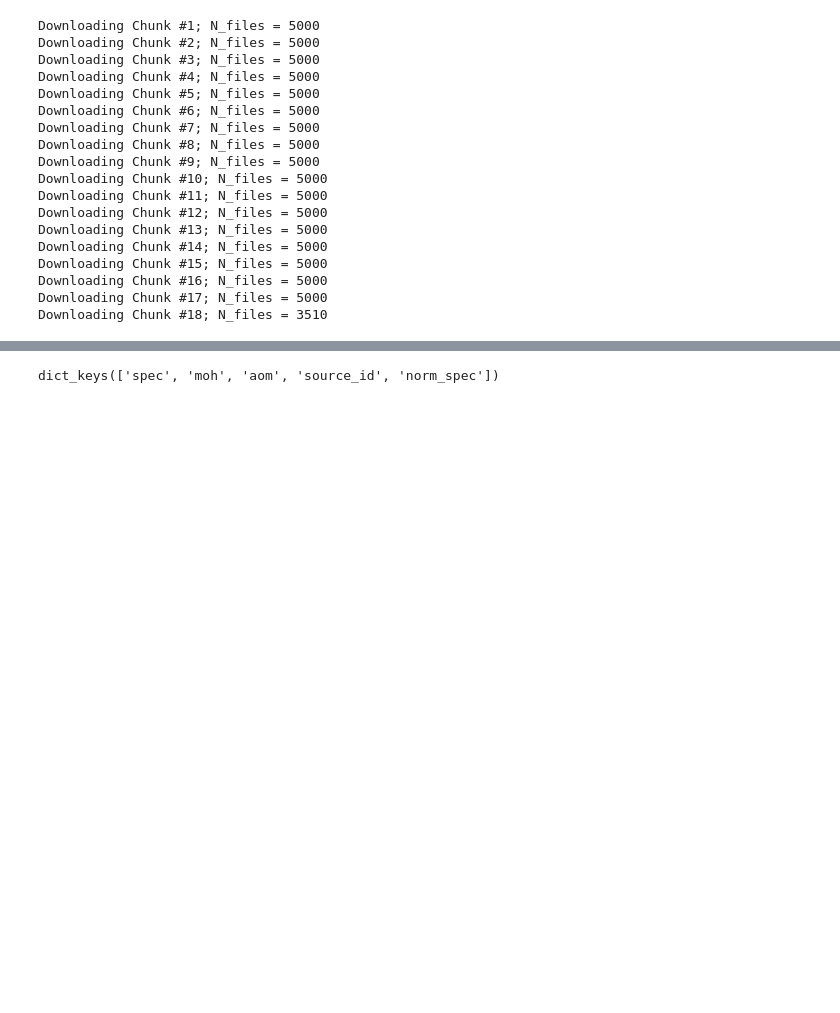
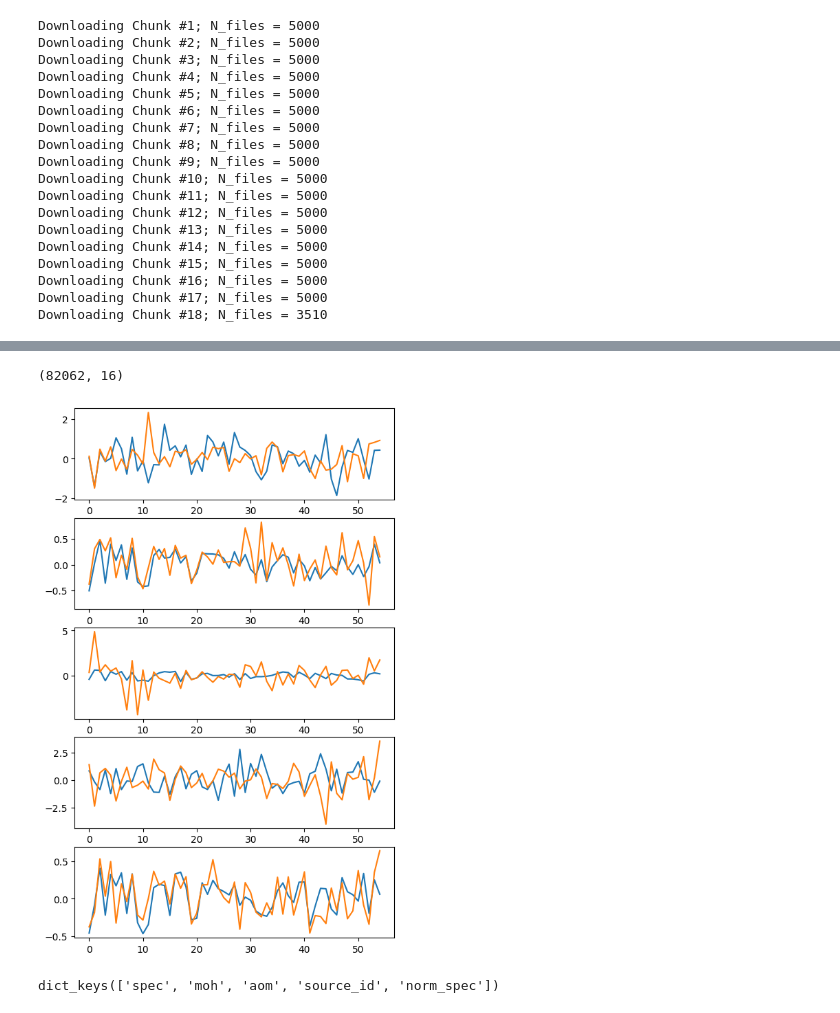
Before and after one commit to jiadonglee/aspgap, a Jupyter notebook: docs/gaiaXP.ipynb, the cells around one changed output, grey strips where cells are left out. Drawn from its saved outputs; the diff is of its cells as text; code cells hidden in the pictures; blank space fills up the shorter version.

```diff
--- a/docs/gaiaXP.ipynb
+++ b/docs/gaiaXP.ipynb
@@ -117,4 +117,5 @@ Downloading Chunk #17; N_files = 5000
 Downloading Chunk #18; N_files = 3510
 # %%
 product_list_tb  = [item for sublist in datalink_all for item in sublist[dl_key]]
-product_list_ids = [item.get_field_by_id("source_id").value for sublist in datalink_all for item in sublist[dl_key]]
+# product_list_ids = [item.get_field_by_id("source_id") for sublist in datalink_all for item in sublist[dl_key]]
+product_list_ids = [sid for sublist in datalink_all for item in sublist[dl_key] for sid in item.array["source_id"].data]
@@ -120,0 +154,9 @@ product_list_ids = [item.get_field_by_id("source_id").value for sublist in datal
+# %%
+import pandas as pd
+
+df_xpcontinous = pd.DataFrame({'source_id':product_list_ids})
+
+df_xpcontinous = df_xpcontinous.merge(df_raw[['GAIAEDR3_SOURCE_ID', 'J', 'J_ERR', 'H', 'H_ERR', 'K', 'K_ERR', 'TEFF',
+       'TEFF_ERR', 'LOGG', 'LOGG_ERR', 'M_H', 'M_H_ERR', 'ALPHA_M',
+       'ALPHA_M_ERR']], left_on='source_id', right_on='GAIAEDR3_SOURCE_ID', how='left')
+print(df_xpcontinous.shape)
@@ -120,0 +174,36 @@ product_list_ids = [item.get_field_by_id("source_id").value for sublist in datal
+# %%
+mask = (df_xpcontinous['J']>-1) & (df_xpcontinous['J']<20.) &\
+        (df_xpcontinous['H']>-0.) & (df_xpcontinous['H']<15.) &\
+        (df_xpcontinous['K']>-1.) & (df_xpcontinous['K']<20.) &\
+        (df_xpcontinous['M_H']>-5) & (df_xpcontinous['M_H']<1) &\
+        (df_xpcontinous['ALPHA_M']>-1) & (df_xpcontinous['ALPHA_M']<1)
+
+print(df_xpcontinous[mask].shape)
+data_cont ={'bp_coef':bp_coef[mask], 'rp_coef':rp_coef[mask], 'df':df_xpcontinous[mask]}
+np.save(data_dir+"ap17_xpcont_cut.npy", data_cont)
+# %% [output]
+(82062, 16)
+# %%
+idx_lst = [0, 10, 100, 1000, 10000]
+fig, axs = plt.subplots(len(idx_lst), 1, figsize=(6, 2*len(idx_lst)))
+
+from sklearn import preprocessing
+scaler_bp = preprocessing.RobustScaler()
+scaler_rp = preprocessing.RobustScaler()
+
+scaler_bp.fit(bp_coef[mask])
+scaler_rp.fit(rp_coef[mask])
+
+for i,idx in enumerate(idx_lst):
+    yy_bp = scaler_bp.transform(bp_coef[mask])[idx]
+    yy_rp = scaler_bp.transform(rp_coef[mask])[idx]
+    # print(yy_bp, yy_rp)
+    xx = np.arange(55)
+    axs[i].plot(
+        xx, yy_bp,
+    )
+    axs[i].plot(
+        xx, yy_rp,
+    )
+# %% [output]
+[figure, added]
```
Also changed, not shown: parts of 17 cells of this notebook, 2 other files.
